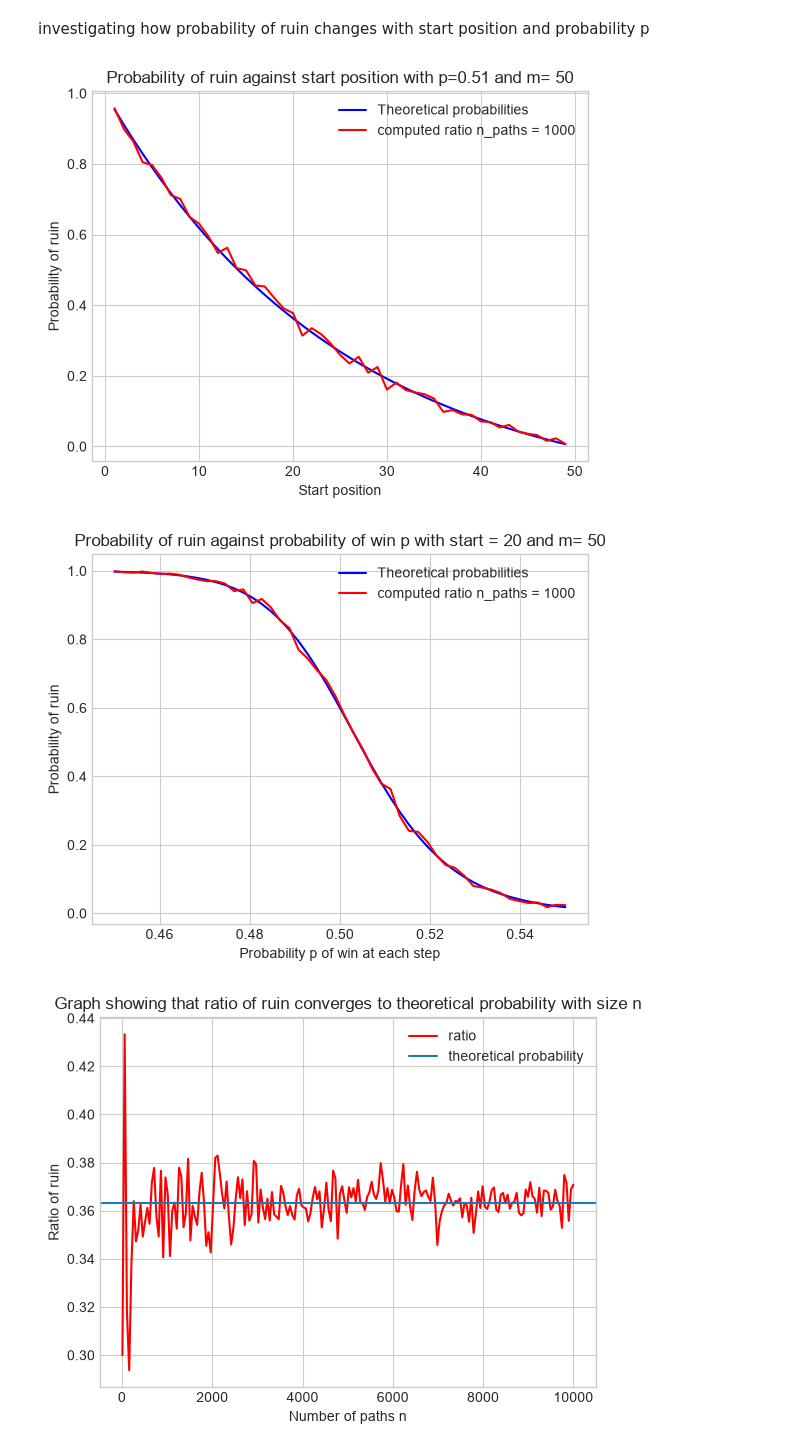
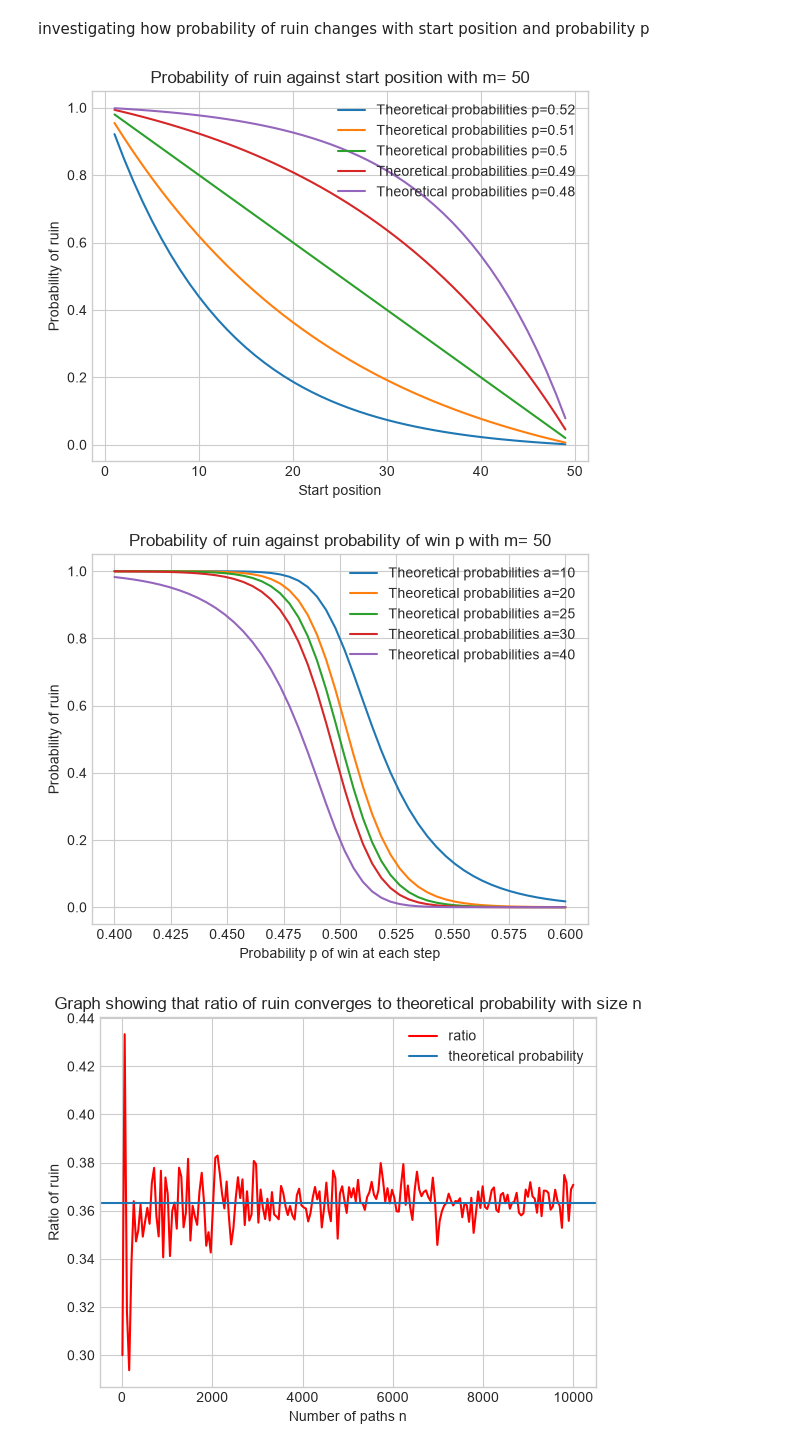
Before and after one commit to HA-Ward/Exploration-of-Stochastic-Processes-with-Computational-Implementation, a Jupyter notebook: notebooks/analysis.ipynb, the cells around one changed output. Saved outputs shown, nothing was run; the diff lists cells and outputs as text; code cells hidden in the pictures.

```diff
--- a/notebooks/analysis.ipynb
+++ b/notebooks/analysis.ipynb
@@ -238,47 +238,43 @@ for i in paths:
 investigating how probability of ruin changes with start position and probability p
 # %%
 n_paths = 1000
-
+named = False
 m = 50
 x = np.arange(1, 50)
-ratios = []
-p = 0.51
-rho = (1-p)/p
-theoretical_prob = (rho**x - rho**m)/(1-rho**m)
-for i in x:
-    final_positions = simulate_gamblers_ruin(n_paths, i,p, m)[1]
-    ratio = np.sum(np.array(final_positions) == 0)/n_paths
-    ratios.append(ratio)
-plt.plot(x, theoretical_prob, label="Theoretical probabilities", color="blue")
-plt.plot(x, ratios, label="computed ratio n_paths = 1000", color="red")
-plt.legend()
+p = [0.52, 0.51, 0.5, 0.49, 0.48]
+for j in p:
+    ratios = []
+    rho = (1-j)/j
+    if rho == 1:
+        theoretical_prob = (1-x/m)
+    else:
+        theoretical_prob = (rho**x - rho**m)/(1-rho**m)
+    plt.plot(x, theoretical_prob, label=f"Theoretical probabilities p={j}")
 plt.xlabel("Start position")
 plt.ylabel("Probability of ruin")
-plt.title("Probability of ruin against start position with p=0.51 and m= 50")
+plt.title(f"Probability of ruin against start position with m= 50")
+plt.legend()
 plt.show()
 # %% [output]
-[figure, old version]
+[figure, new version]
 # %%
 n_paths = 1000
-
+named = False
+a = [10, 20, 25, 30, 40]
 m = 50
-p = np.linspace(0.45, 0.55, 50)
-ratios = []
-rho = (1-p)/p
-theoretical_prob = (rho**20 - rho**m)/(1-rho**m)
-for i in p:
-    final_positions = simulate_gamblers_ruin(n_paths, 20,i, m)[1]
-    ratio = np.sum(np.array(final_positions) == 0)/n_paths
-    ratios.append(ratio)
-plt.plot(p, theoretical_prob, label="Theoretical probabilities", color="blue")
-plt.plot(p, ratios, label="computed ratio n_paths = 1000", color="red")
+p = np.linspace(0.40, 0.60, 50)
+for j in a:
+    ratios = []
+    rho = (1-p)/p
+    theoretical_prob = (rho**j - rho**m)/(1-rho**m)
+    plt.plot(p, theoretical_prob, label=f"Theoretical probabilities a={j}")
 plt.legend()
 plt.xlabel("Probability p of win at each step")
 plt.ylabel("Probability of ruin")
-plt.title("Probability of ruin against probability of win p with start = 20 and m= 50")
+plt.title("Probability of ruin against probability of win p with m= 50")
 plt.show()
 # %% [output]
-[figure, old version]
+[figure, new version]
 # %%
 from concurrent.futures import ProcessPoolExecutor
 # %%
```
Also changed, not shown: 2 other files.
